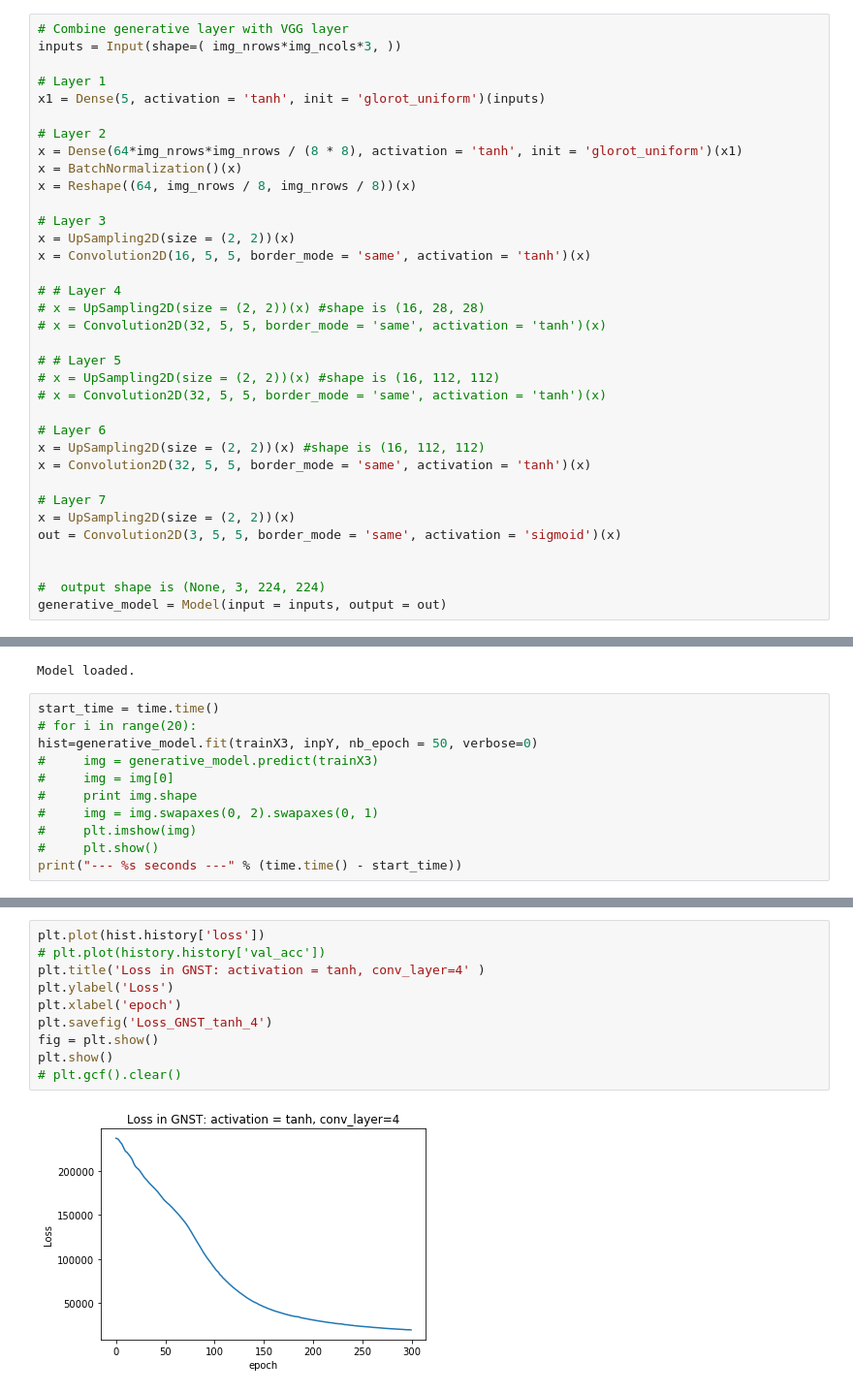
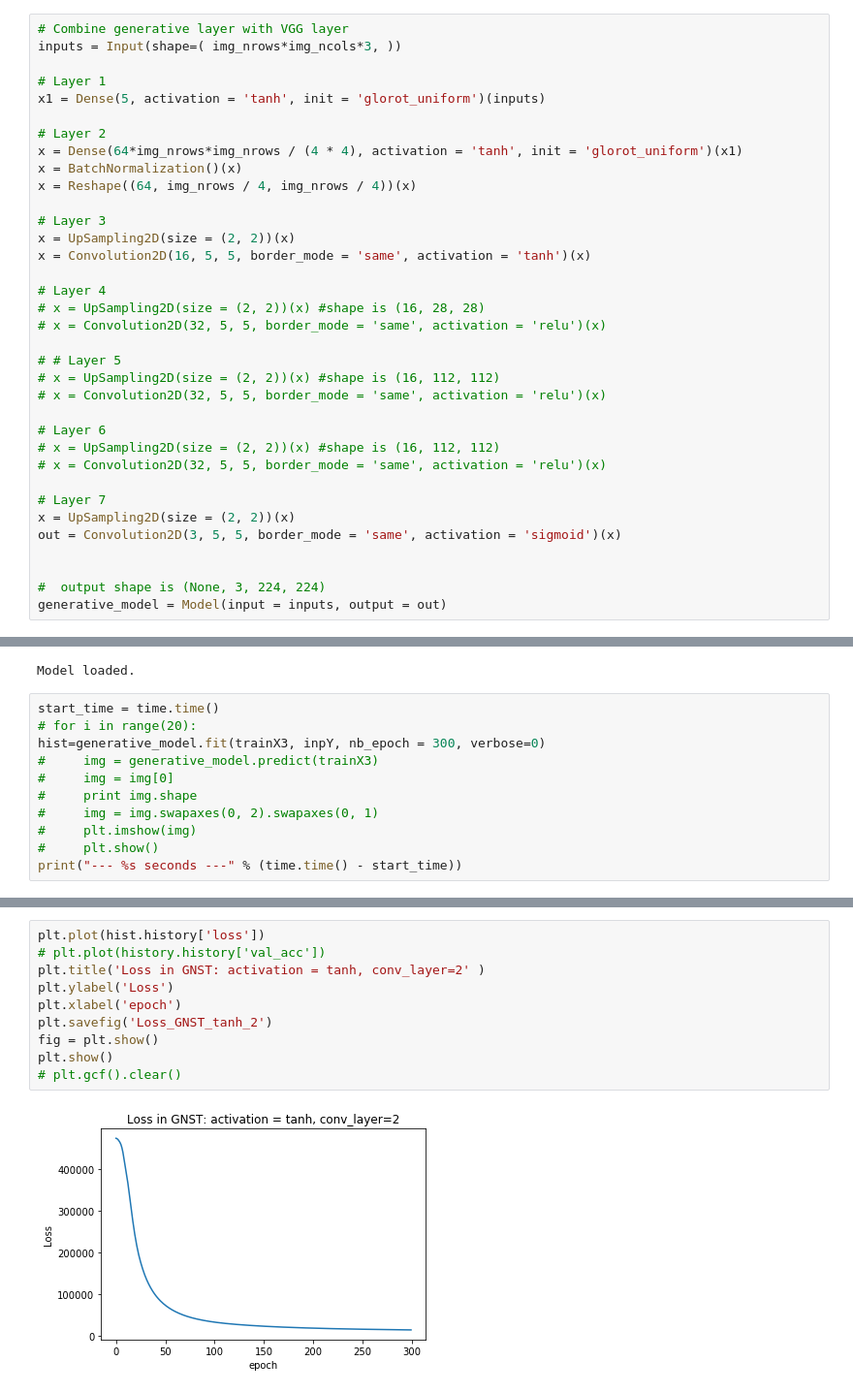
Before and after one commit to aliasvishnu/Generative-Style-Transfer, a Jupyter notebook: GNST-v3Oj.ipynb, the cells around one changed output, grey strips where cells are left out. Shown at 97% size. Cells and saved outputs as stored; diff of their text form.

```diff
--- a/GNST-v3Oj.ipynb
+++ b/GNST-v3Oj.ipynb
@@ -138,25 +138,25 @@ inputs = Input(shape=( img_nrows*img_ncols*3, ))
 x1 = Dense(5, activation = 'tanh', init = 'glorot_uniform')(inputs)
 
 # Layer 2
-x = Dense(64*img_nrows*img_nrows / (8 * 8), activation = 'tanh', init = 'glorot_uniform')(x1)
+x = Dense(64*img_nrows*img_nrows / (4 * 4), activation = 'tanh', init = 'glorot_uniform')(x1)
 x = BatchNormalization()(x)
-x = Reshape((64, img_nrows / 8, img_nrows / 8))(x)
+x = Reshape((64, img_nrows / 4, img_nrows / 4))(x)
 
 # Layer 3
 x = UpSampling2D(size = (2, 2))(x)
 x = Convolution2D(16, 5, 5, border_mode = 'same', activation = 'tanh')(x)
 
-# # Layer 4
+# Layer 4
 # x = UpSampling2D(size = (2, 2))(x) #shape is (16, 28, 28)
-# x = Convolution2D(32, 5, 5, border_mode = 'same', activation = 'tanh')(x)
+# x = Convolution2D(32, 5, 5, border_mode = 'same', activation = 'relu')(x)
 
 # # Layer 5
 # x = UpSampling2D(size = (2, 2))(x) #shape is (16, 112, 112)
-# x = Convolution2D(32, 5, 5, border_mode = 'same', activation = 'tanh')(x)
+# x = Convolution2D(32, 5, 5, border_mode = 'same', activation = 'relu')(x)
 
 # Layer 6
-x = UpSampling2D(size = (2, 2))(x) #shape is (16, 112, 112)
-x = Convolution2D(32, 5, 5, border_mode = 'same', activation = 'tanh')(x)
+# x = UpSampling2D(size = (2, 2))(x) #shape is (16, 112, 112)
+# x = Convolution2D(32, 5, 5, border_mode = 'same', activation = 'relu')(x)
 
 # Layer 7
 x = UpSampling2D(size = (2, 2))(x)
@@ -215,7 +215,7 @@ Model loaded.
 # %%
 start_time = time.time()
 # for i in range(20):
-hist=generative_model.fit(trainX3, inpY, nb_epoch = 50, verbose=0)
+hist=generative_model.fit(trainX3, inpY, nb_epoch = 300, verbose=0)
 #     img = generative_model.predict(trainX3)
 #     img = img[0]
 #     print img.shape
@@ -250,12 +248,12 @@ plt.savefig('styleGNST_tanh_4.jpg')
 # %%
 plt.plot(hist.history['loss'])
 # plt.plot(history.history['val_acc'])
-plt.title('Loss in GNST: activation = tanh, conv_layer=4' )
+plt.title('Loss in GNST: activation = tanh, conv_layer=2' )
 plt.ylabel('Loss')
 plt.xlabel('epoch')
-plt.savefig('Loss_GNST_tanh_4')
+plt.savefig('Loss_GNST_tanh_2')
 fig = plt.show()
 plt.show()
 # plt.gcf().clear()
 # %% [output]
-[figure, old version]
+[figure, new version]
```
Also changed, not shown: parts of 6 cells of this notebook, 14 other files.
